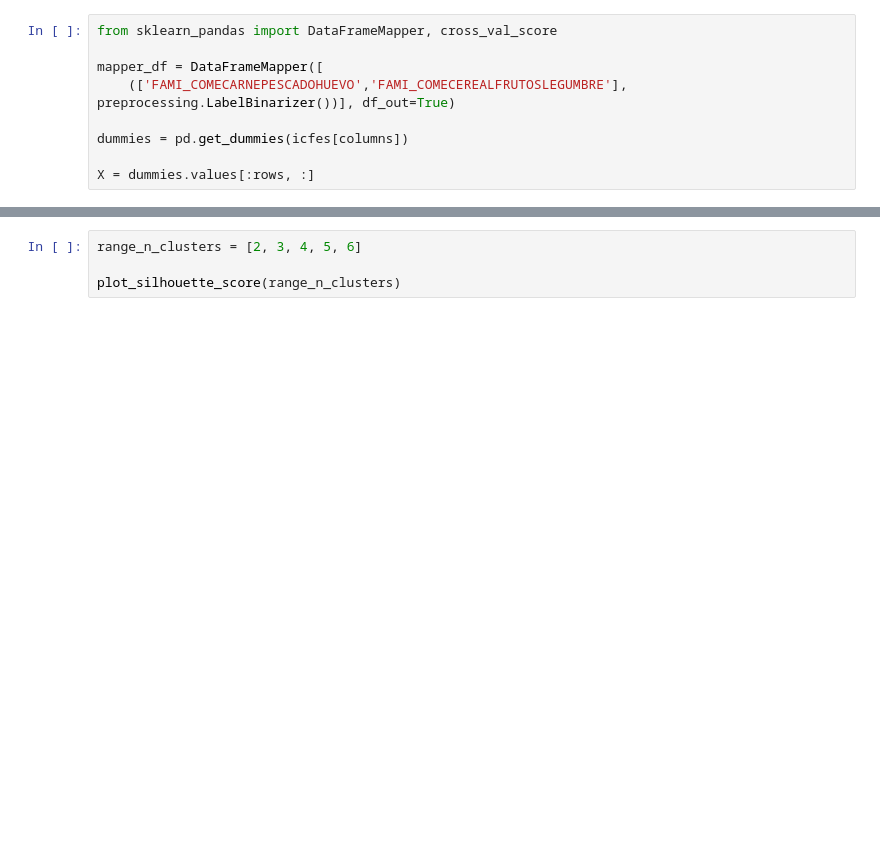
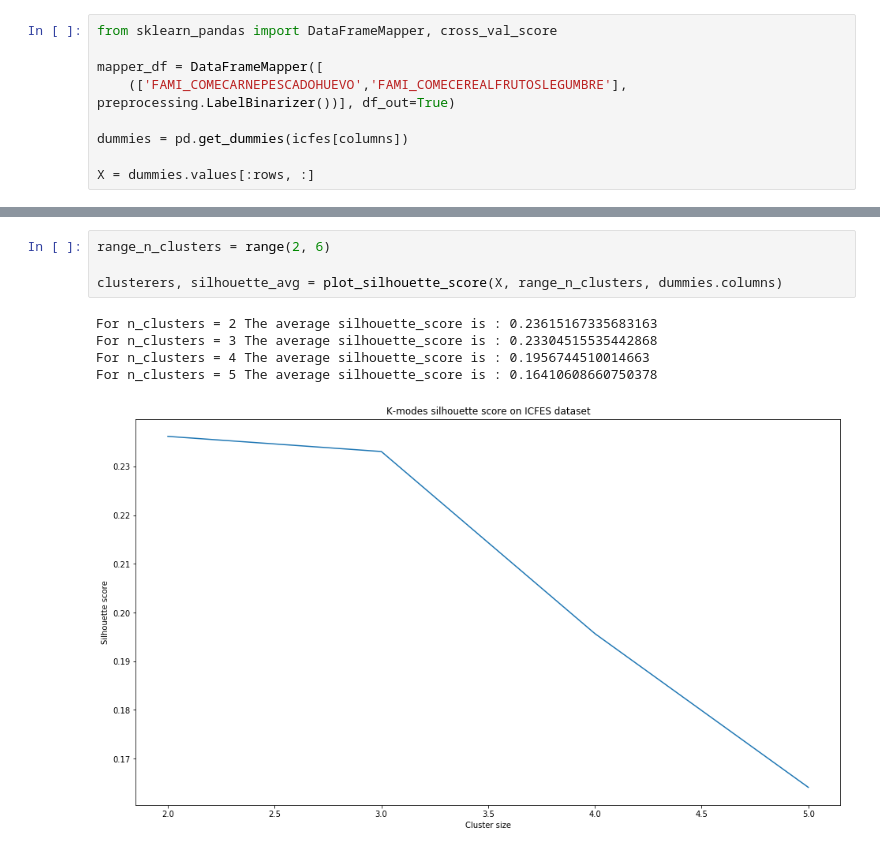
Before and after one commit to ingJSNA/dataMining2018, a Jupyter notebook: ICFES 4 Clustering.ipynb, the cells around one changed output, grey strips where cells are left out. Drawn from its saved outputs; the diff is of its cells as text; blank space fills up the shorter version.

```diff
--- a/ICFES 4 Clustering.ipynb
+++ b/ICFES 4 Clustering.ipynb
@@ -230,4 +267,10 @@ def plot_silhouette_score(range_n_clusters):
 # %%
-range_n_clusters = [2, 3, 4, 5, 6]
+range_n_clusters = range(2, 6)
 
-plot_silhouette_score(range_n_clusters)
+clusterers, silhouette_avg = plot_silhouette_score(X, range_n_clusters, dummies.columns)
+# %% [output]
+For n_clusters = 2 The average silhouette_score is : 0.23615167335683163
+For n_clusters = 3 The average silhouette_score is : 0.23304515535442868
+For n_clusters = 4 The average silhouette_score is : 0.1956744510014663
+For n_clusters = 5 The average silhouette_score is : 0.16410608660750378
+[figure, added]
```
Also changed, not shown: parts of 10 cells of this notebook.
